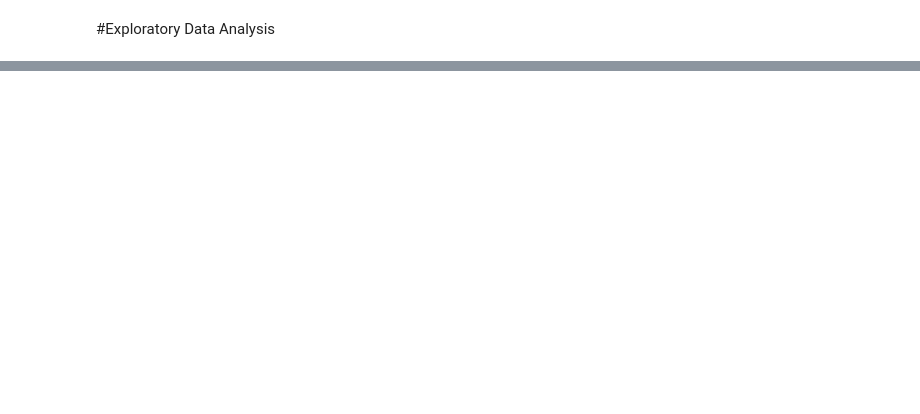
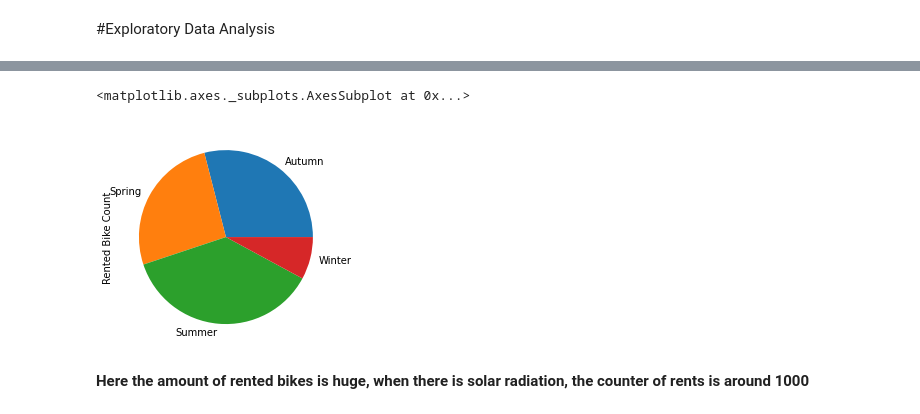
Before and after one commit to rohitrv8922/Bike-Sharing-Demand-Prediction, a Jupyter notebook: ROHIT_VERMA_(Bike_Sharing_Demand_Prediction_Capstone_Project).ipynb, the cells around one changed output, grey strips where cells are left out. Cells and saved outputs as stored; diff of their text form; code cells hidden in the pictures; blank space fills up the shorter version.

```diff
--- a/ROHIT_VERMA_(Bike_Sharing_Demand_Prediction_Capstone_Project).ipynb
+++ b/ROHIT_VERMA_(Bike_Sharing_Demand_Prediction_Capstone_Project).ipynb
@@ -245,0 +262,2 @@ ax.set(title='Count of Bikes during weekdays and weekends')
+# %%
+bike_data['label_day_night']=bike_data['Hour'].apply(lambda x : 'Night' if (x >20 or x<5) else( 'Day'))
@@ -245,0 +266,4 @@ ax.set(title='Count of Bikes during weekdays and weekends')
+# %%
+bike_data['WeekDay']=bike_data["Date"].dt.day_name()
+# %%
+bike_data['Month']=bike_data['Date'].dt.month
@@ -245,0 +307,7 @@ ax.set(title='Count of Bikes during weekdays and weekends')
+# %%
+bike_data.groupby('Seasons').sum()['Rented Bike Count'].plot.pie()
+# %% [output]
+<matplotlib.axes._subplots.AxesSubplot at 0x...>
+[figure, added]
+# %% [markdown]
+**Here the amount of rented bikes is huge, when there is solar radiation, the counter of rents is around 1000**
```
Also changed, not shown: parts of 119 cells of this notebook.
